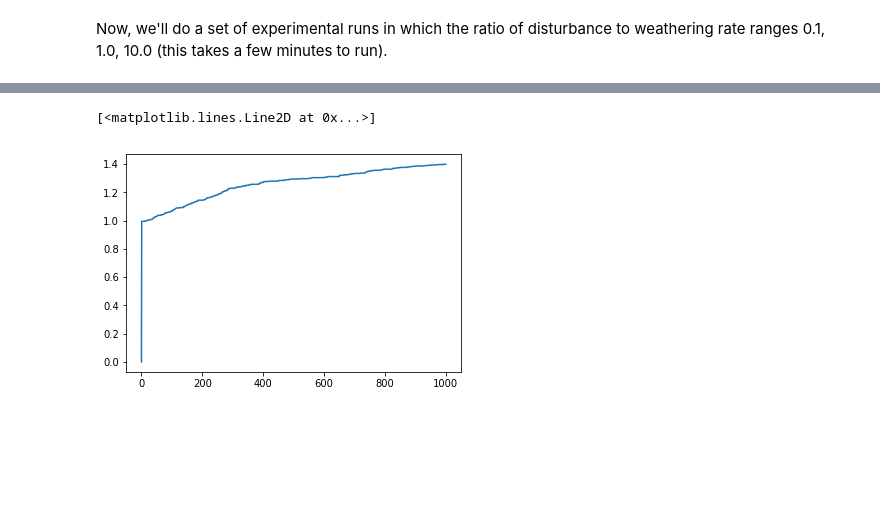
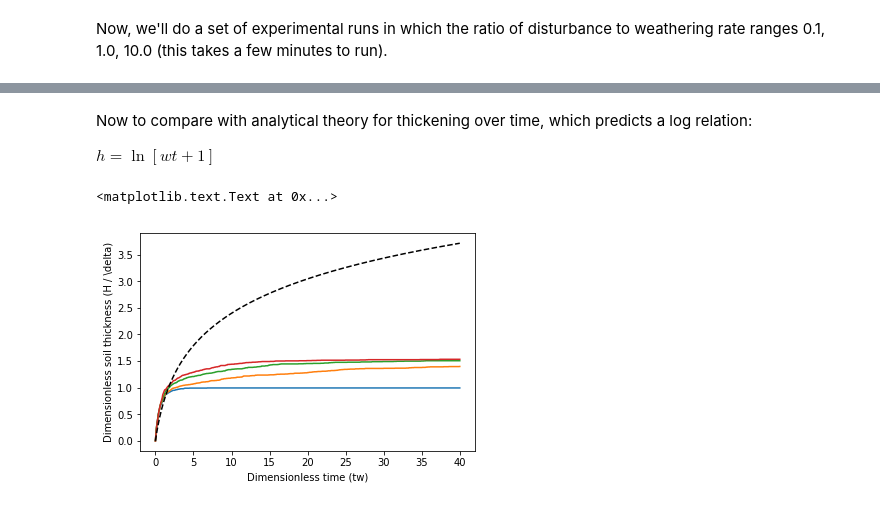
Before and after one commit to gregtucker/grain_hills, a Jupyter notebook: ModelRuns/WeatheringFlatSurfaceStudy/weathering_from_flat_surface.ipynb, the cells around one changed output, grey strips where cells are left out. Saved outputs shown, nothing was run; the diff lists cells and outputs as text; code cells hidden in the pictures; blank space fills up the shorter version.

```diff
--- a/ModelRuns/WeatheringFlatSurfaceStudy/weathering_from_flat_surface.ipynb
+++ b/ModelRuns/WeatheringFlatSurfaceStudy/weathering_from_flat_surface.ipynb
@@ -121,5 +141,16 @@ plt.ylabel('Dimensionless soil thickness (H / \delta)')
-# %%
-plt.plot(H0p001)
-# %% [output]
-[<matplotlib.lines.Line2D at 0x...>]
-[figure, removed]
+# %% [markdown]
+Now to compare with analytical theory for thickening over time, which predicts a log relation:
+
+$h = \ln \left[ w t + 1 \right]$
+# %%
+plt.plot(t * w, H0)
+plt.plot(t * w, H0p001)
+plt.plot(t * w, H0p01)
+plt.plot(t * w, H0p1)
+h_pred = np.log(w*t + 1.0)
+plt.plot(t * w, h_pred, 'k--')
+plt.xlabel('Dimensionless time (tw)')
+plt.ylabel('Dimensionless soil thickness (H / \delta)')
+# %% [output]
+<matplotlib.text.Text at 0x...>
+[figure, added]
```
Also changed, not shown: parts of 7 cells of this notebook, 2 other files.
